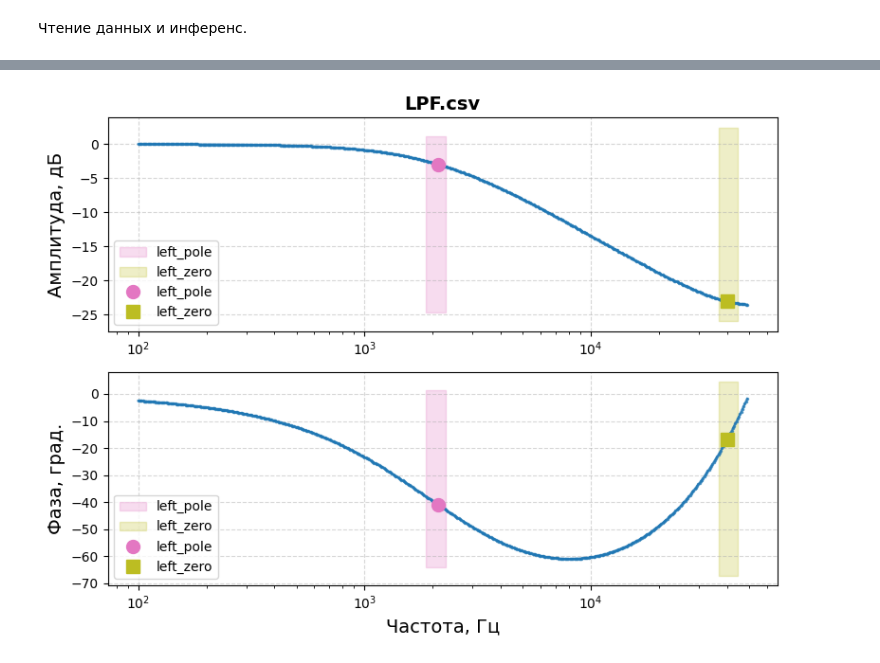
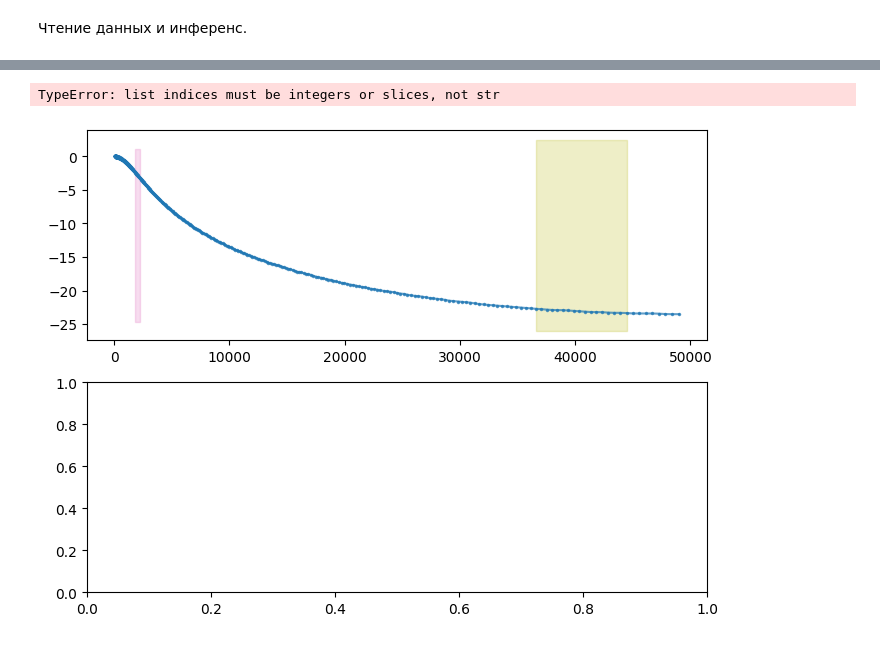
Before and after one commit to romangorbunov91/frequency-response-encoder, a Jupyter notebook: test_nb.ipynb, the cells around one changed output, grey strips where cells are left out. Cells and saved outputs as stored; diff of their text form; code cells hidden in the pictures.

```diff
--- a/test_nb.ipynb
+++ b/test_nb.ipynb
@@ -96,7 +111,7 @@ for data in data_list:
 # %%
 PLOT_CONFIG = {
     'fontsize': 14,
-    'fontsize_legend': 10,
+    'fontsize_legend': 9,
     'fig_width': 8,
     'fig_height': 6,
     'markersize_data': 3,
@@ -119,10 +134,10 @@ PLOT_CONFIG = {
         }
     ],
     'masks': [
-        {'label': 'left_pole',  'color': '#e377c2', 'marker': 'o'},
-        {'label': 'right_pole', 'color': '#d62728', 'marker': 'p'},
-        {'label': 'left_zero',  'color': '#bcbd22', 'marker': 's'},
-        {'label': 'right_zero', 'color': '#ff7f0e', 'marker': '^'},
+        {'label': 'left_poles',  'color': '#e377c2', 'marker': 'o'},
+        {'label': 'right_poles', 'color': '#d62728', 'marker': 'p'},
+        {'label': 'left_zeros',  'color': '#bcbd22', 'marker': 's'},
+        {'label': 'right_zeros', 'color': '#ff7f0e', 'marker': '^'},
     ]
 }
 # %%
@@ -190,7 +205,7 @@ def plot_responses(
         # Mark masks.
         if masks is not None:
             for m_idx, m_cfg in enumerate(plot_config['masks']):
-                indices = masks[m_idx]
+                indices = masks[m_cfg['label']]
                 if len(indices) > 0:
                     has_mask = True
                     ax.plot(x_data[indices], y_data[indices],
@@ -228,13 +243,13 @@ freq_masks_list = [
     [[22e3], [], [3.1e6], [7e3]]
 ]
 
-for data, freq_masks, predictions, sample_file_name in zip(data_list, freq_masks_list, predictions_list, sample_file_name_list):
-    masks = freq_masks_to_mask(freq_masks=freq_masks, freq=data[0,:])
+for data, masks, predictions, sample_file_name in zip(data_list, masks_list, predictions_list, sample_file_name_list):
+    #masks = freq_masks_to_mask(freq_masks=freq_masks, freq=data[0,:])
     plot_responses(
         plot_config=PLOT_CONFIG,
         data=data,
         title=sample_file_name,
-        masks=masks,
-        regions=predictions
+        regions=predictions,
+        masks=masks
         )
 # %% [output]
@@ -273,7 +288,7 @@ fz = fs / np.pi
 print('fp:', np.round(fp, 4))
 #wz = (2*fs) * np.tan(2*np.pi*fz/fs / 2)
 #wp = (2*fs) * np.tan(2*np.pi*fp/fs / 2)
-wz = 2*np.pi*fz*1.25
+wz = 2*np.pi*fz*1.3
 wp = 2*np.pi*fp
 
 print('fz:', np.round(wz/(2*np.pi), 4))
@@ -311,16 +326,17 @@ for data in data_list:
 # %%
 freq_masks_list = [
     [[wp/(2*np.pi)], [], [wz/(2*np.pi)], []]
 ]
 
 for data, freq_masks, predictions, sample_file_name in zip(data_list, freq_masks_list, predictions_list, sample_file_name_list):
     masks = freq_masks_to_mask(freq_masks=freq_masks, freq=data[0,:])
     plot_responses(
         plot_config=PLOT_CONFIG,
         data=data,
         title=sample_file_name,
-        masks=masks,
-        regions=predictions
+        regions=predictions,
+        masks=masks
         )
 # %% [output]
+TypeError: list indices must be integers or slices, not str
-[figure, old version]
+[figure, new version]
```
Also changed, not shown: parts of 7 cells of this notebook, 2 other files.
